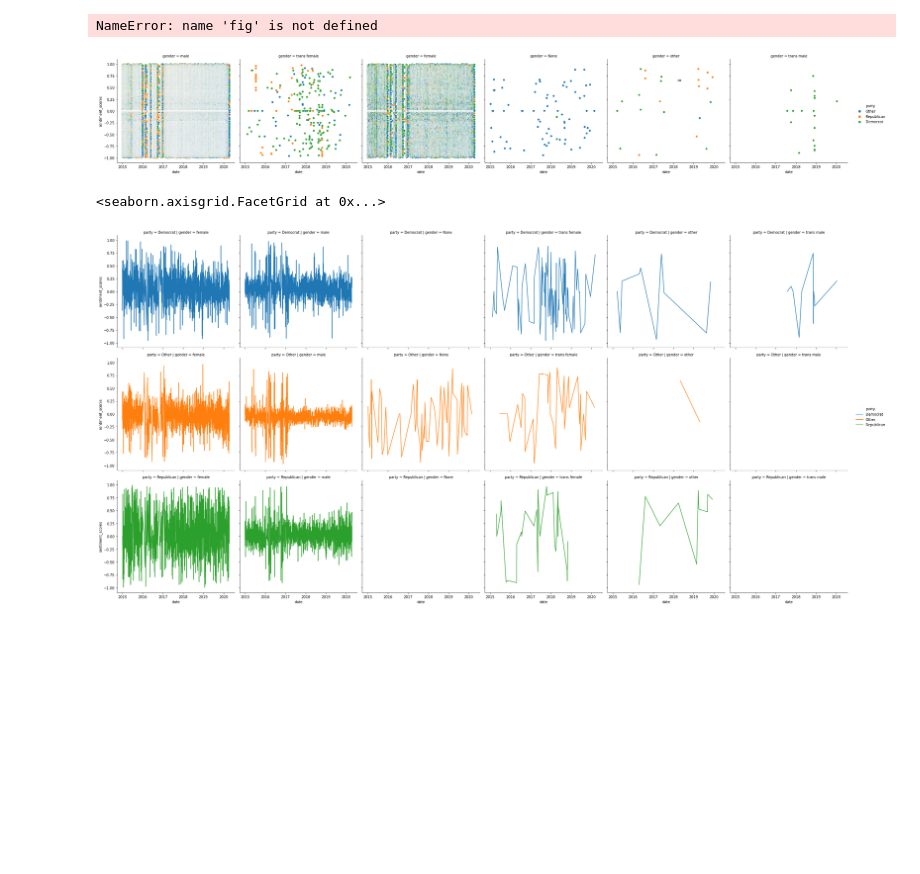
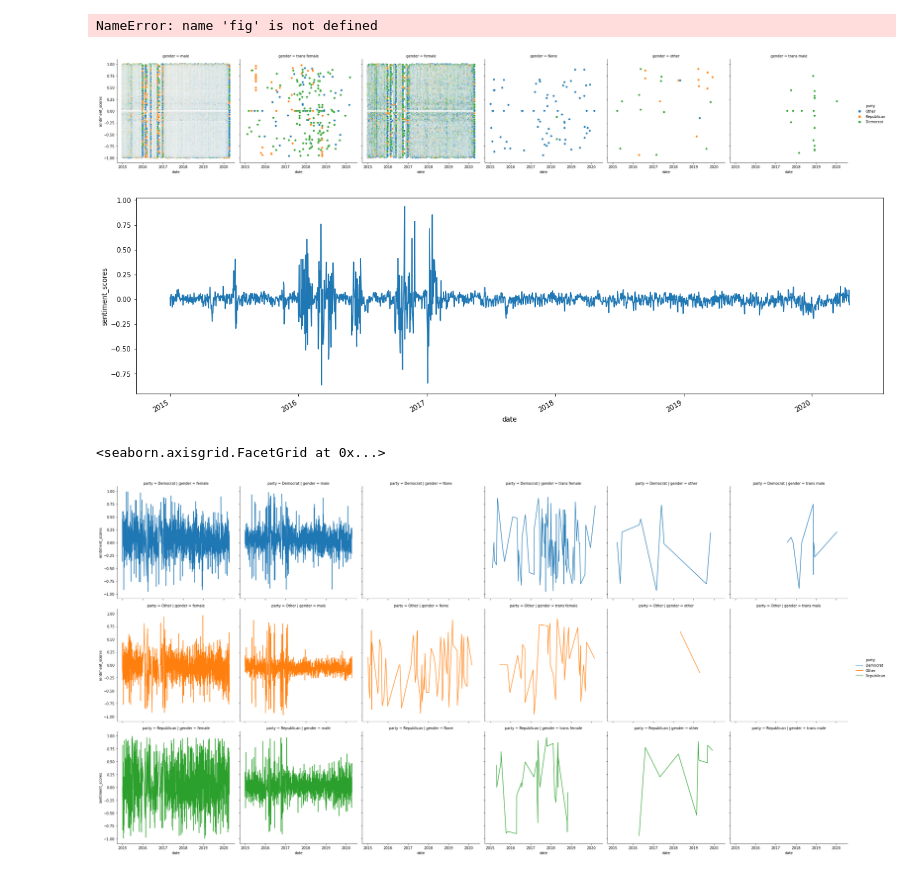
Before and after one commit to epfl-ada/ada-2021-project-adagang, a Jupyter notebook: Analysis.ipynb, the cells around one changed output. Cells and saved outputs as stored; diff of their text form; code cells hidden in the pictures; blank space fills up the shorter version.

Commit message:
sentiment analysis non grouped speakers

```diff
--- a/Analysis.ipynb
+++ b/Analysis.ipynb
@@ -54,6 +54,16 @@ fig.autofmt_xdate()
 # %% [output]
 NameError: name 'fig' is not defined
 [figure]
+# %%
+plot_df = quotes_sent.copy()[['date', 'quotation', 'speaker', 'qids', 'sentiment_scores']].sort_values(by='date')
+plot_df = plot_df.groupby(plot_df['date'])['sentiment_scores'].mean()
+
+fig, ax = plt.subplots(figsize = (20,6))
+sns.lineplot(data=plot_df, ax=ax)
+#ax.xaxis.set_major_formatter(matplotlib.dates.DateFormatter("%Y %B %d"))
+fig.autofmt_xdate()
+# %% [output]
+[figure, added]
 # %%
 # group by columns and get the average sentiment polarity scores
 group_by_cols = ["date", "gender", "party"]
```
Also changed, not shown: parts of 3 cells of this notebook.
